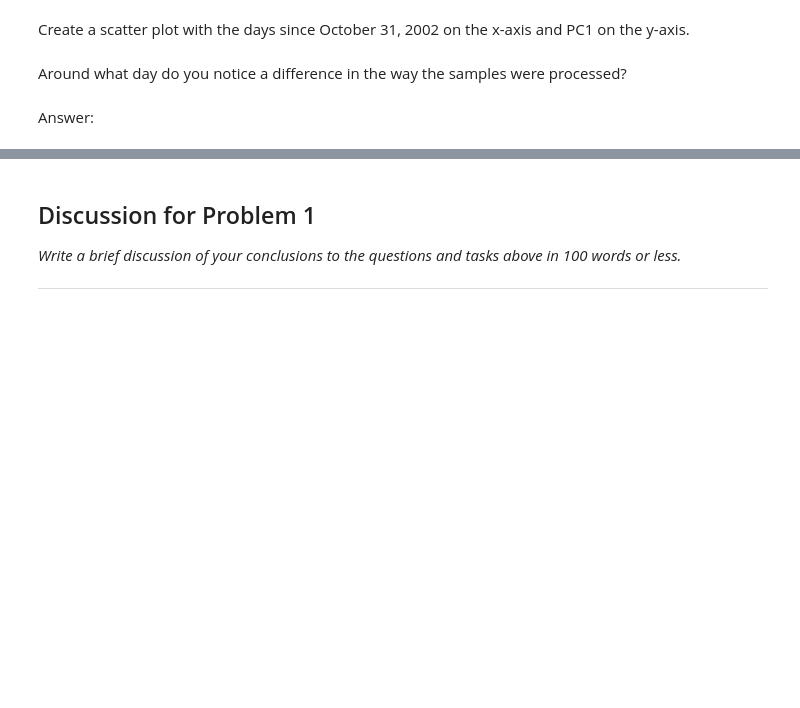
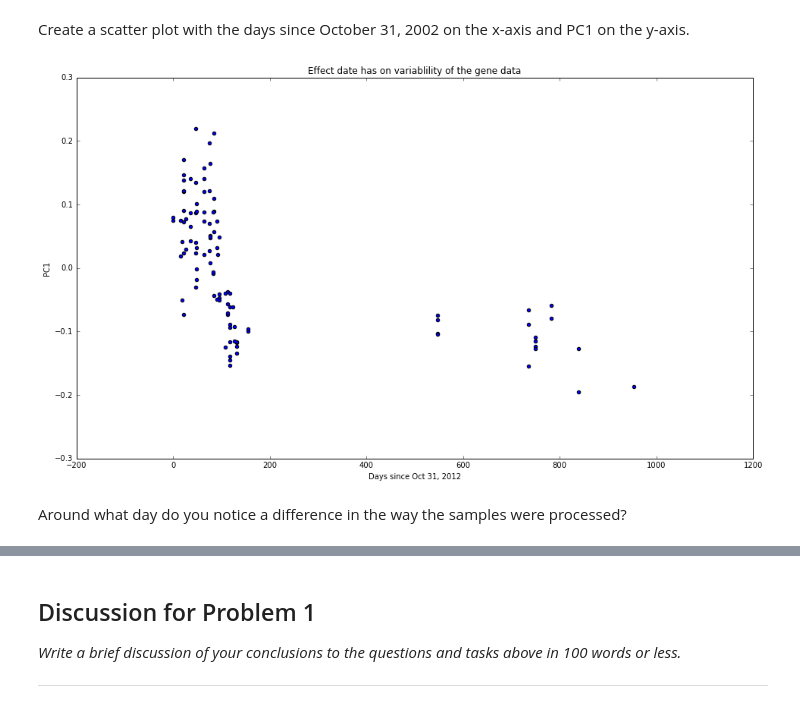
Before and after one commit to SupaStuff/599_hw, a Jupyter notebook: 2/HW2P1.ipynb, the cells around one changed output, grey strips where cells are left out. Drawn from its saved outputs; the diff is of its cells as text; code cells hidden in the pictures; blank space fills up the shorter version.

```diff
--- a/2/HW2P1.ipynb
+++ b/2/HW2P1.ipynb
@@ -125,2 +226,12 @@ Create a scatter plot with the days since October 31, 2002 on the x-axis and PC1
+# %%
+#your code here
+plt.figure(figsize=(16,9))
+plt.scatter(sampleinfoCEU['elapsedInDays'].values, PC1)
+plt.xlabel('Days since Oct 31, 2012')
+plt.ylabel('PC1')
+plt.title('Effect date has on variablility of the gene data')
+plt.show()
+# %% [output]
+[figure, added]
 # %% [markdown]
 Around what day do you notice a difference in the way the samples were processed?
@@ -129,2 +237,0 @@ Around what day do you notice a difference in the way the samples were processed
-# %% [markdown]
-Answer:
```
Also changed, not shown: parts of 26 cells of this notebook, 4 other files.
